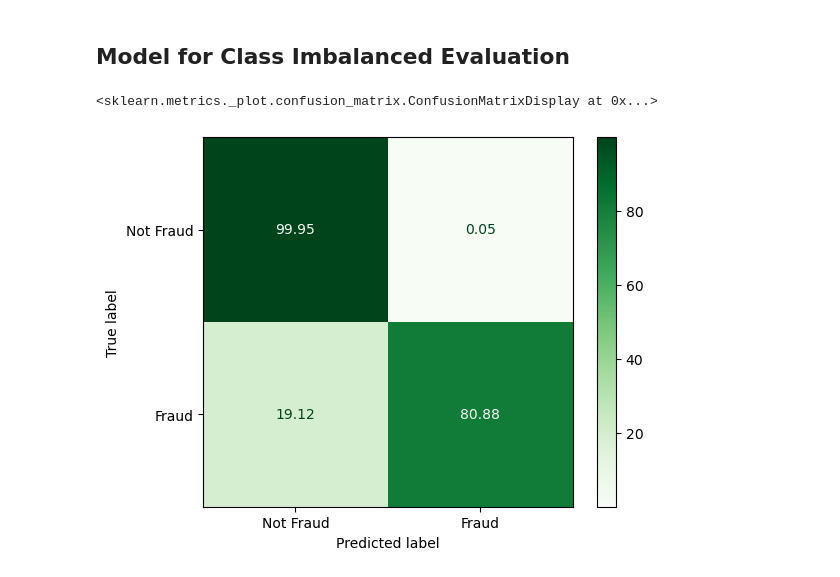
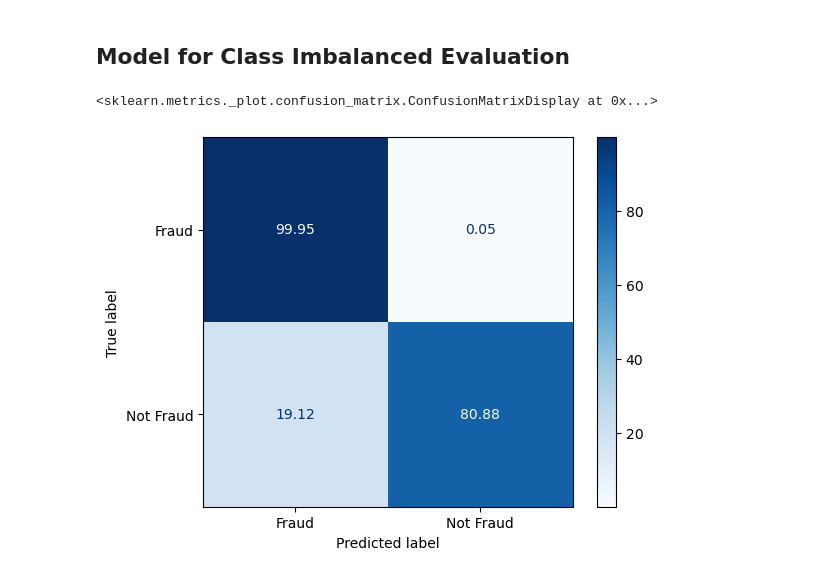
Before and after one commit to adisetiawannn/datascience_python, a Jupyter notebook: data_science_with_python/data_preprocessing/class_imbalance.ipynb, the cells around one changed output. Saved outputs shown, nothing was run; the diff lists cells and outputs as text; code cells hidden in the pictures.

```diff
--- a/data_science_with_python/data_preprocessing/class_imbalance.ipynb
+++ b/data_science_with_python/data_preprocessing/class_imbalance.ipynb
@@ -99,14 +129,16 @@ y_pred = model_fit.predict(X_test)
 # %%
 from sklearn.metrics import confusion_matrix, classification_report, ConfusionMatrixDisplay
 import numpy as np
 
 cm = confusion_matrix(y_true=y_test, y_pred=y_pred)
 
 # Normalize confusion matrix to get percentages
 cm_normalized = cm.astype(float) / cm.sum(axis=1)[:, np.newaxis] * 100
 
-disp_cm = ConfusionMatrixDisplay(cm_normalized, display_labels=np.where(model.classes_ == 0, 'Not Fraud', 'Fraud'))
-disp_cm.plot(cmap='Greens', values_format='.2f')
+disp_cm = ConfusionMatrixDisplay(cm_normalized, display_labels=np.where(model.classes_ == 0, 'Fraud', 'Not Fraud'))
+disp_cm.plot(cmap='Blues', values_format='.2f')
+
+# print
 # %% [output]
 <sklearn.metrics._plot.confusion_matrix.ConfusionMatrixDisplay at 0x...>
-[figure, old version]
+[figure, new version]
```
Also changed, not shown: parts of 11 cells of this notebook.
